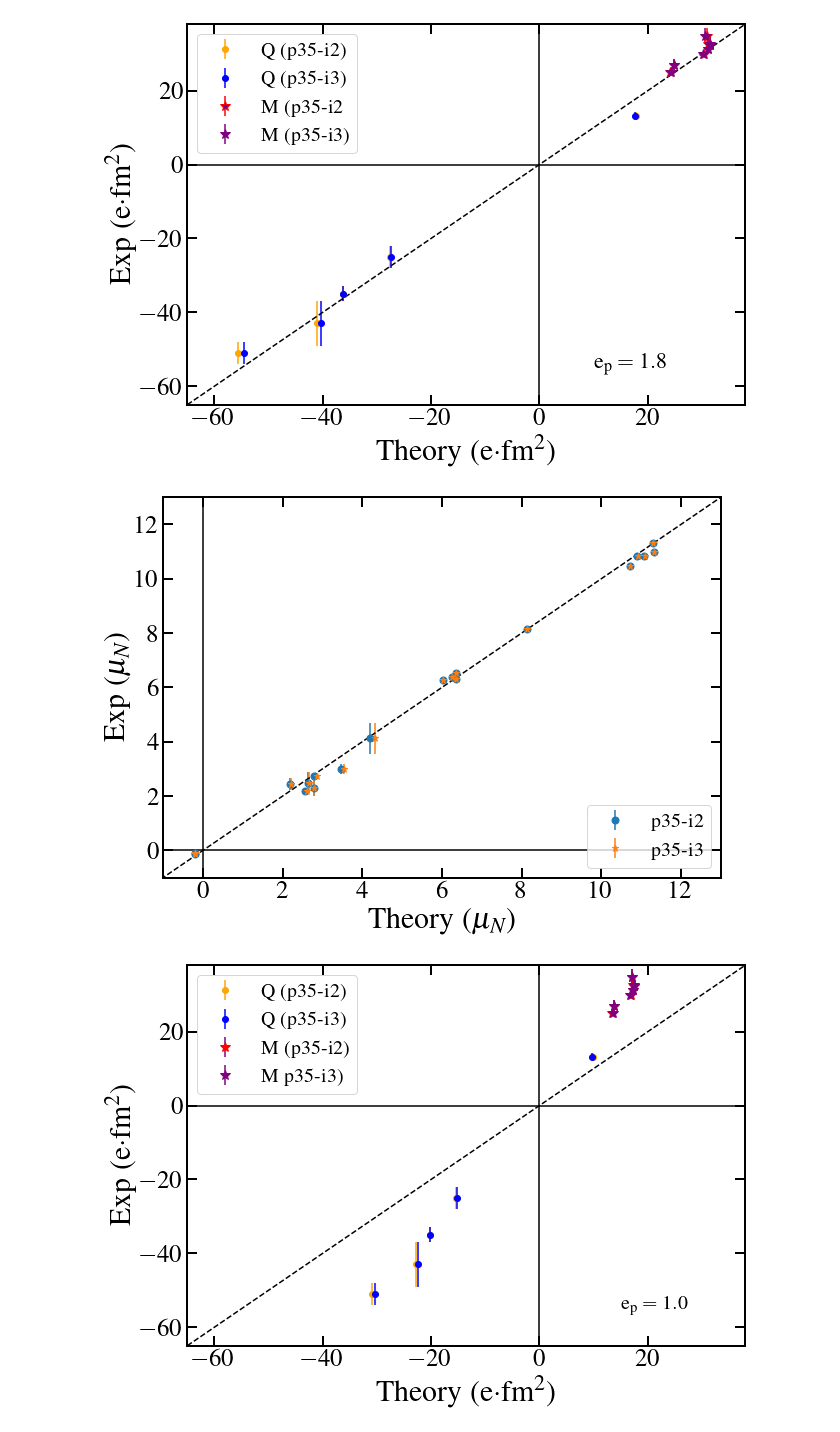
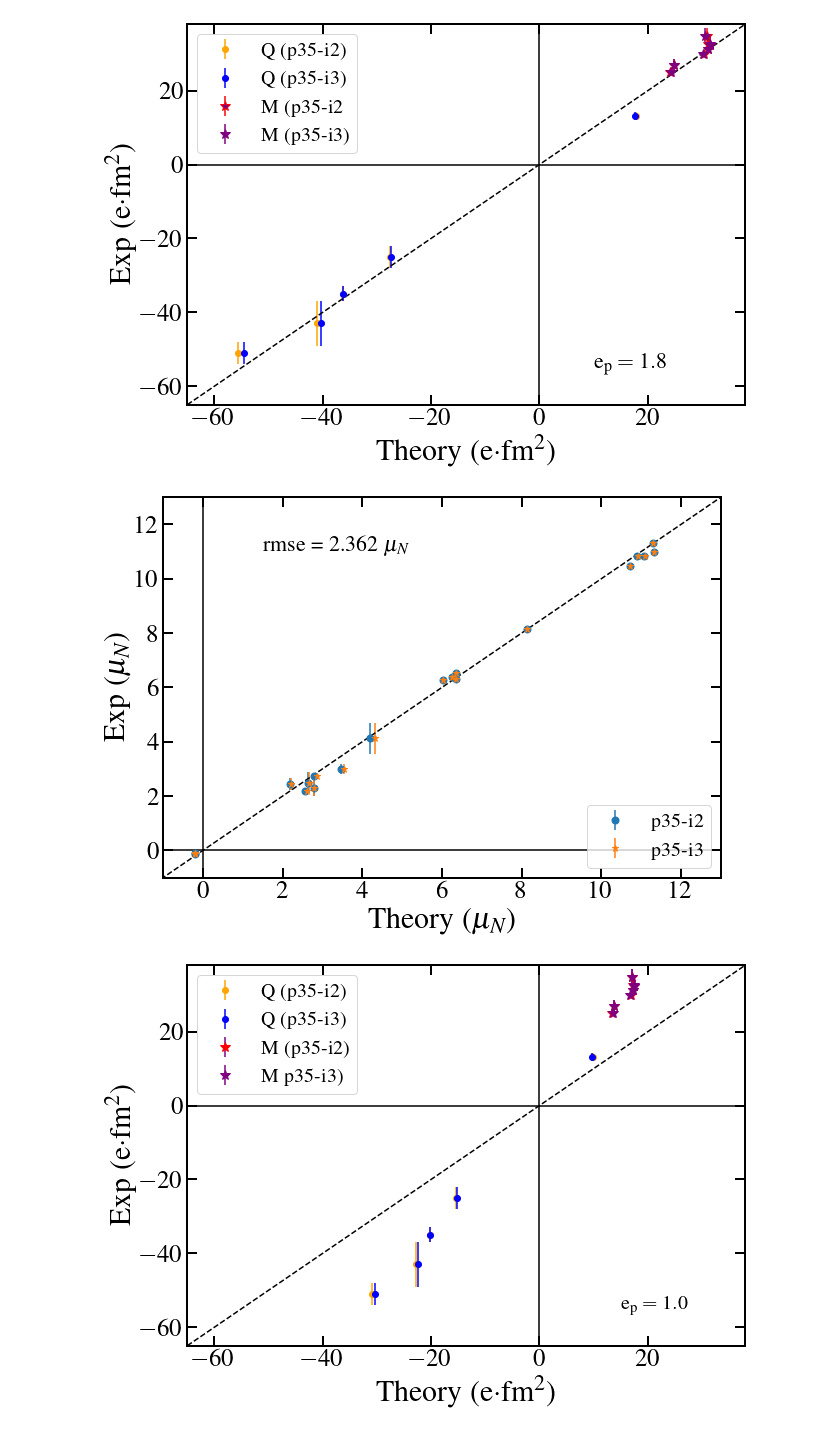
Before and after one commit to JordanPurcell/Research, a Jupyter notebook: plots/EM_properties.ipynb, the cells around one changed output. Cells and saved outputs as stored; diff of their text form; code cells hidden in the pictures.

```diff
--- a/plots/EM_properties.ipynb
+++ b/plots/EM_properties.ipynb
@@ -17,11 +17,11 @@ A_odd = [79, 81, 83, 85, 87, 89, 91, 93, 95, 97, 99]                        # Od
 Even_ticks = ['$^{80}$Zn', '$^{82}$Ge', '$^{84}$Se', '$^{86}$Kr', '$^{88}$Sr', '$^{90}$Zr', '$^{92}$Mo', '$^{94}$Ru', '$^{96}$Pd', '$^{98}$Cd']
 Odd_ticks = ['$^{79}$Cu', '$^{81}$Ga', '$^{83}$As', '$^{85}$Br', '$^{87}$Rb', '$^{89}$Y', '$^{91}$Nb', '$^{93}$Tc', '$^{95}$Rh', '$^{97}$Ag', '$^{99}$In']
 odd_J = [9/2, 5/2, 3/2, 5/2, 5/2, 9/2, 9/2, 3/2, 9/2, 9/2, 1/2]
-mu_exp = [2.20, 4.12, 2.75131, 2.44, -0.1374154, 6.37, 2.5, 6.259, 3.0, 10.84, 6.521, -0.101, 8.14, 10.82, 12.4, 2.3, 11.30, 13.9, 6.32, 10.46, 10.97]
+mu_exp = np.array([2.20, 4.12, 2.75131, 2.44, -0.1374154, 6.37, 2.5, 6.259, 3.0, 10.84, 6.521, -0.101, 8.14, 10.82, 12.4, 2.3, 11.30, 13.9, 6.32, 10.46, 10.97])
 mu_err = [0.1, 0.56, 0.00012, 0.22, 0.0000003, 0.04, 0.4, 0.13, 0.2, 0.06, 0.002, 0.002, 0.13, 0.14, 0.9, 0.3, 0.05, 0.3, 0.06, 0.05, 0.06]
 #mu_th = [2.65676, 4.25305, 2.76323, 2.27189, -0.02839, 6.63283, 2.79427, 6.58524, 3.87149, 11.7607, 6.7089, -0.03349, 8.8197, 11.7316, 2.93701, 11.9339, 6.72065, 11.5445, 11.98071]
-mu_i2 = [2.55363, 4.19264, 2.79494, 2.18893, -0.19209, 6.25816, 2.63659, 6.02755, 3.47423, 11.0681, 6.3401, -0.19309, 8.1221, 10.8966, 14.3721, 2.78082, 11.2834, 14.37821, 6.35768, 10.7095, 11.32552]
-mu_i3 = [2.60744, 4.31895, 2.86865, 2.21135, -0.19059, 6.26402, 2.65452, 6.03318, 3.53988, 11.0962, 6.3460, -0.19593, 8.1272, 10.9103, 14.4305, 2.79203, 11.2928, 14.39864, 6.35768, 10.7277, 11.32552]
+mu_i2 = np.array([2.55363, 4.19264, 2.79494, 2.18893, -0.19209, 6.25816, 2.63659, 6.02755, 3.47423, 11.0681, 6.3401, -0.19309, 8.1221, 10.8966, 14.3721, 2.78082, 11.2834, 14.37821, 6.35768, 10.7095, 11.32552])
+mu_i3 = np.array([2.60744, 4.31895, 2.86865, 2.21135, -0.19059, 6.26402, 2.65452, 6.03318, 3.53988, 11.0962, 6.3460, -0.19593, 8.1272, 10.9103, 14.4305, 2.79203, 11.2928, 14.39864, 6.35768, 10.7277, 11.32552])
 mu_i2_odd = [1.32900, 1.35724, 1.36501, 3.25468, 2.79494, -0.19209, 6.34012, 6.35768, 6.36354, 6.37525, 6.37525]
 mu_i2_8plus = [11.06812, 11.28340, 11.30680, 11.32552, 11.33488]
 mu_i3_odd = [1.32900, 1.33888, 1.35936, 3.30145, 2.86865, -0.19059, 6.34598, 6.35768, 6.36939, 6.37525, 6.37525]
@@ -611,22 +612,24 @@ plt.show()
 # %% [output]
 [figure]
 # %%
+
 plt.figure(figsize=(10,7))
 plt.errorbar(mu_i2, mu_exp, yerr=mu_err, ms=7, fmt='o', label='p35-i2')
 plt.errorbar(mu_i3, mu_exp, yerr=mu_err, ms=7, fmt='*', label='p35-i3')
 plt.plot(x, x, 'k--')
 plt.vlines(0, -65, 38, colors='k')
 plt.hlines(0, -65, 38, colors='k')
 plt.xlim(-1, 13)
 plt.ylim(-1, 13)
 plt.xlabel(r'Theory ($\mathdefault{\mu_N}$)', fontsize=30)
 plt.ylabel(r'Exp ($\mathdefault{\mu_N}$)', fontsize=30)
+plt.text(1.5, 11, f'rmse =  {np.linalg.norm(mu_exp-mu_i3):.3f} $\mu_N$', fontsize = 22)
 plt.tick_params(which="major", direction="in", right=True, top=True, length=10, width=2, labelsize=25)
 plt.tick_params(which="minor", direction="in", right=True, top=True, length=5, width=1, labelsize=25)
 plt.legend(fontsize=20, loc='lower right')
 plt.show()
 # %% [output]
-[figure, old version]
+[figure, new version]
 # %%
 plt.figure(figsize=(10,7))
 plt.plot(x, x, 'k--')
```
Also changed, not shown: parts of 1 cell of this notebook, 2 other files.
